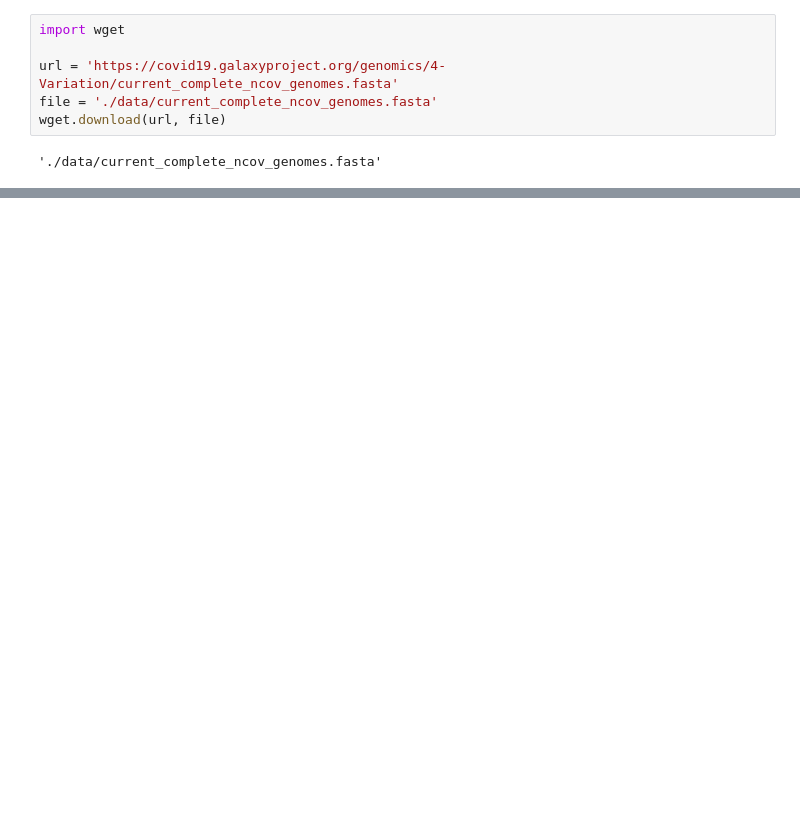
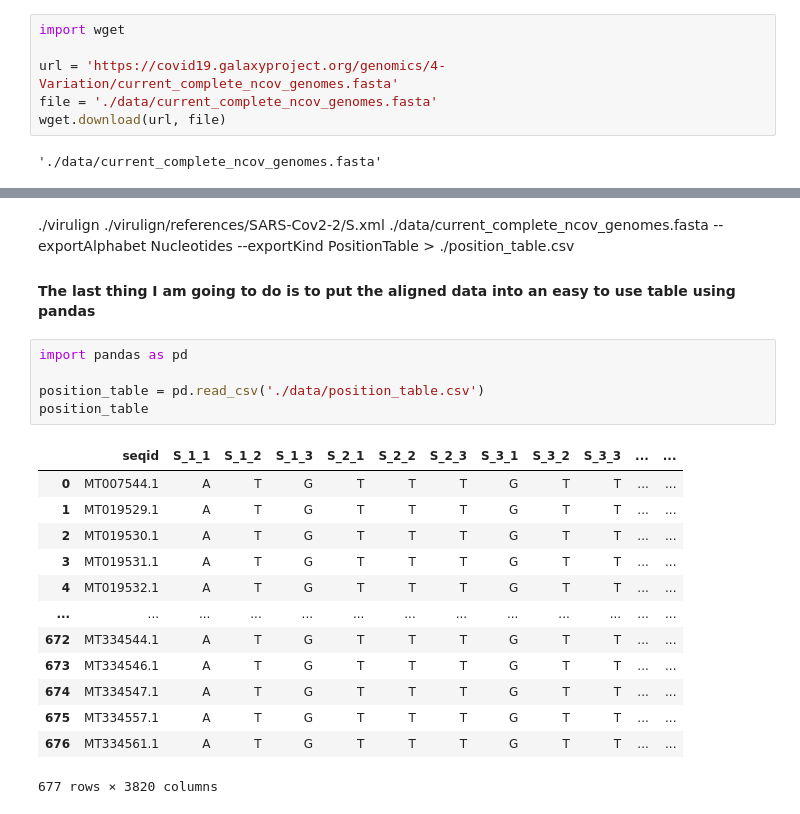
Before and after one commit to anderson-github-classroom/csc-448-project, a Jupyter notebook: students/nabishop/week_2.ipynb, the cells around one changed output, grey strips where cells are left out. Cells and saved outputs as stored; diff of their text form; blank space fills up the shorter version.

```diff
--- a/students/nabishop/week_2.ipynb
+++ b/students/nabishop/week_2.ipynb
@@ -18,0 +20,23 @@ Then, using a locally downloaded executable of Virulign, I ran the following com
+# %% [markdown]
+./virulign ./virulign/references/SARS-Cov2-2/S.xml ./data/current_complete_ncov_genomes.fasta --exportAlphabet Nucleotides --exportKind PositionTable > ./position_table.csv
+
+#### The last thing I am going to do is to put the aligned data into an easy to use table using pandas
+# %%
+import pandas as pd
+
+position_table = pd.read_csv('./data/position_table.csv')
+position_table
+# %% [output]
+|  | seqid | S_1_1 | S_1_2 | S_1_3 | S_2_1 | S_2_2 | S_2_3 | S_3_1 | S_3_2 | S_3_3 | ... | ... |
+| 0 | MT007544.1 | A | T | G | T | T | T | G | T | T | ... | ... |
+| 1 | MT019529.1 | A | T | G | T | T | T | G | T | T | ... | ... |
+| 2 | MT019530.1 | A | T | G | T | T | T | G | T | T | ... | ... |
+| 3 | MT019531.1 | A | T | G | T | T | T | G | T | T | ... | ... |
+| 4 | MT019532.1 | A | T | G | T | T | T | G | T | T | ... | ... |
+| ... | ... | ... | ... | ... | ... | ... | ... | ... | ... | ... | ... | ... |
+| 672 | MT334544.1 | A | T | G | T | T | T | G | T | T | ... | ... |
+| 673 | MT334546.1 | A | T | G | T | T | T | G | T | T | ... | ... |
+| 674 | MT334547.1 | A | T | G | T | T | T | G | T | T | ... | ... |
+| 675 | MT334557.1 | A | T | G | T | T | T | G | T | T | ... | ... |
+| 676 | MT334561.1 | A | T | G | T | T | T | G | T | T | ... | ... |
+677 rows × 3820 columns
```
Also changed, not shown: parts of 17 cells of this notebook, 1 other file.
